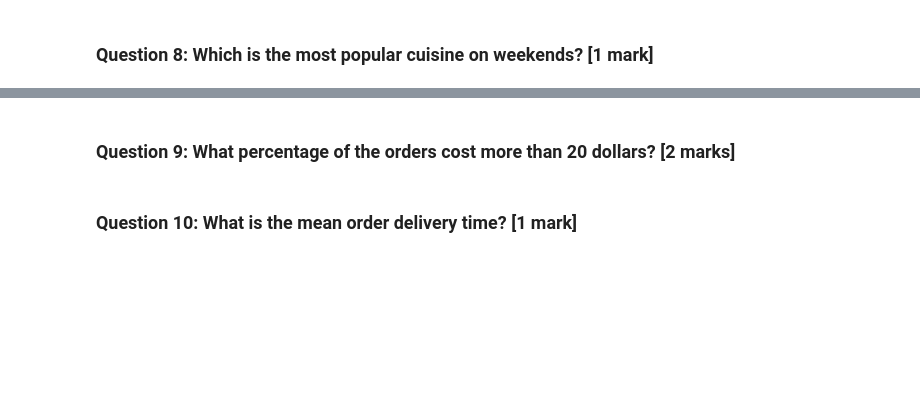
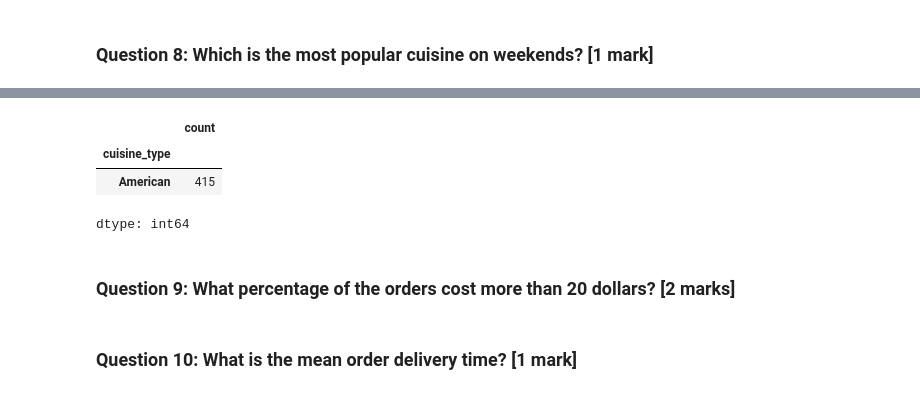
Before and after one commit to SudipKundu2023/Greatlearning, a Jupyter notebook: FoodHubUsecase/PYF_Project_Learner_Notebook_Low_Code.ipynb, the cells around one changed output, grey strips where cells are left out. Drawn from its saved outputs; the diff is of its cells as text; code cells hidden in the pictures; blank space fills up the shorter version.

```diff
--- a/FoodHubUsecase/PYF_Project_Learner_Notebook_Low_Code.ipynb
+++ b/FoodHubUsecase/PYF_Project_Learner_Notebook_Low_Code.ipynb
@@ -268,3 +279,10 @@ df_weekend['cuisine_type'].'_______' ## Complete the code to check unique values
+# %%
+df_weekend['cuisine_type'].value_counts()[0:1] ## Complete the code to check unique values for the cuisine type on weekend
+# %% [output]
+|  | count |
+| cuisine_type |  |
+| American | 415 |
+dtype: int64
 # %% [markdown]
 ### **Question 9:** What percentage of the orders cost more than 20 dollars? [2 marks]
 # %%
```
Also changed, not shown: parts of 3 cells of this notebook.
